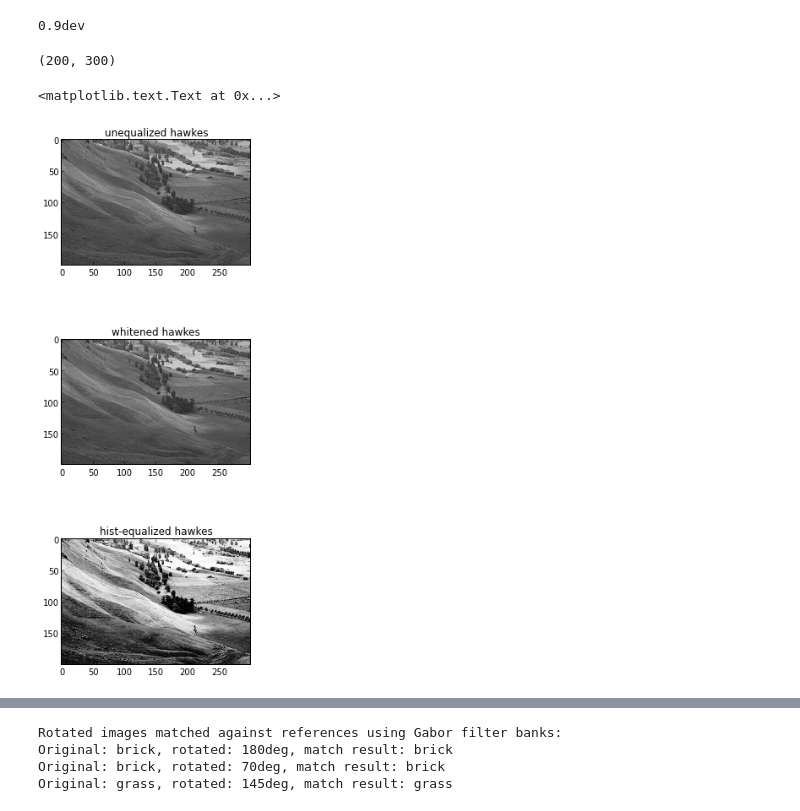
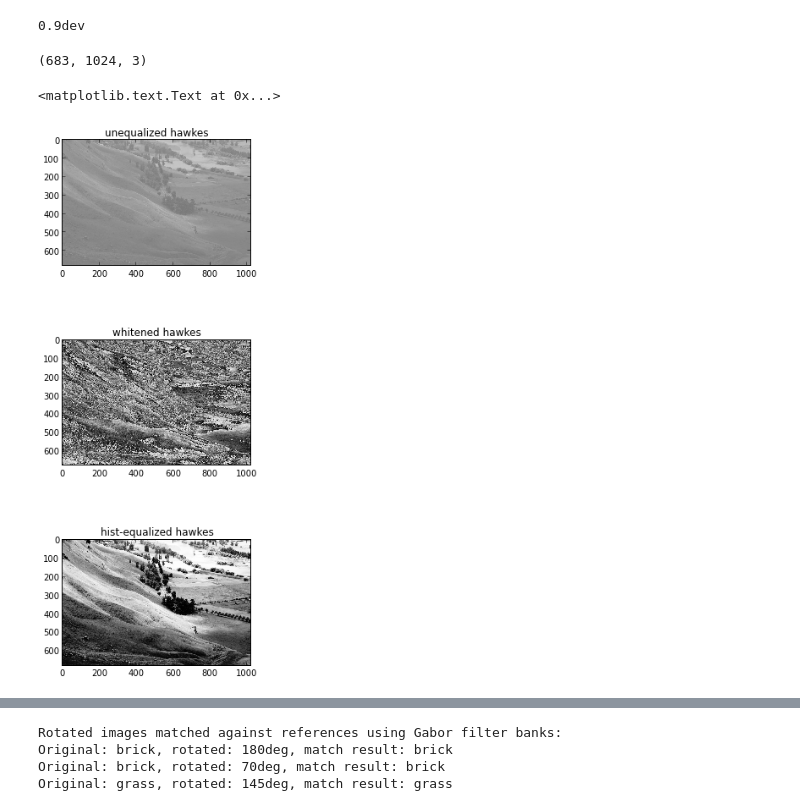
Before and after one commit to dolaameng/tutorials, a Jupyter notebook: cv-tutorials/BASIC_Image_processing_and_feature_extraction.ipynb, the cells around one changed output, grey strips where cells are left out. Saved outputs shown, nothing was run; the diff lists cells and outputs as text; code cells hidden in the pictures.

```diff
--- a/cv-tutorials/BASIC_Image_processing_and_feature_extraction.ipynb
+++ b/cv-tutorials/BASIC_Image_processing_and_feature_extraction.ipynb
@@ -48,31 +59,31 @@ print skimage.__version__
 # %%
 ## Examples of whitening and histogram equalization
 from skimage import io, color, exposure
 import numpy as np
 import pylab
 
 def whiten(img):
     mu = np.mean(img)
     std = np.std(img)
     return (img - mu) / std
 
-hawkes = io.imread('data/python-cv/hawkes_unequalized')
+hawkes = io.imread('data/python-cv/hawkes_unequalized.jpg')
 print hawkes.shape
 whitened = whiten(hawkes)
 hist_equalized = exposure.equalize_hist(hawkes)
 
 fig, axes = pylab.subplots(nrows = 3, ncols = 1, figsize = (4, 4 * 3))
 pylab.gray()
 axes[0].imshow(hawkes)
 axes[0].set_title('unequalized hawkes')
 axes[1].imshow(whitened)
 axes[1].set_title('whitened hawkes')
 axes[2].imshow(hist_equalized)
 axes[2].set_title('hist-equalized hawkes')
 # %% [output]
-(200, 300)
+(683, 1024, 3)
 <matplotlib.text.Text at 0x...>
-[figure, old version]
+[figure, new version]
 # %%
 ## Examples of linear filtering
 from skimage import filter, color, io
```
Also changed, not shown: parts of 7 cells of this notebook, 1 other file.
